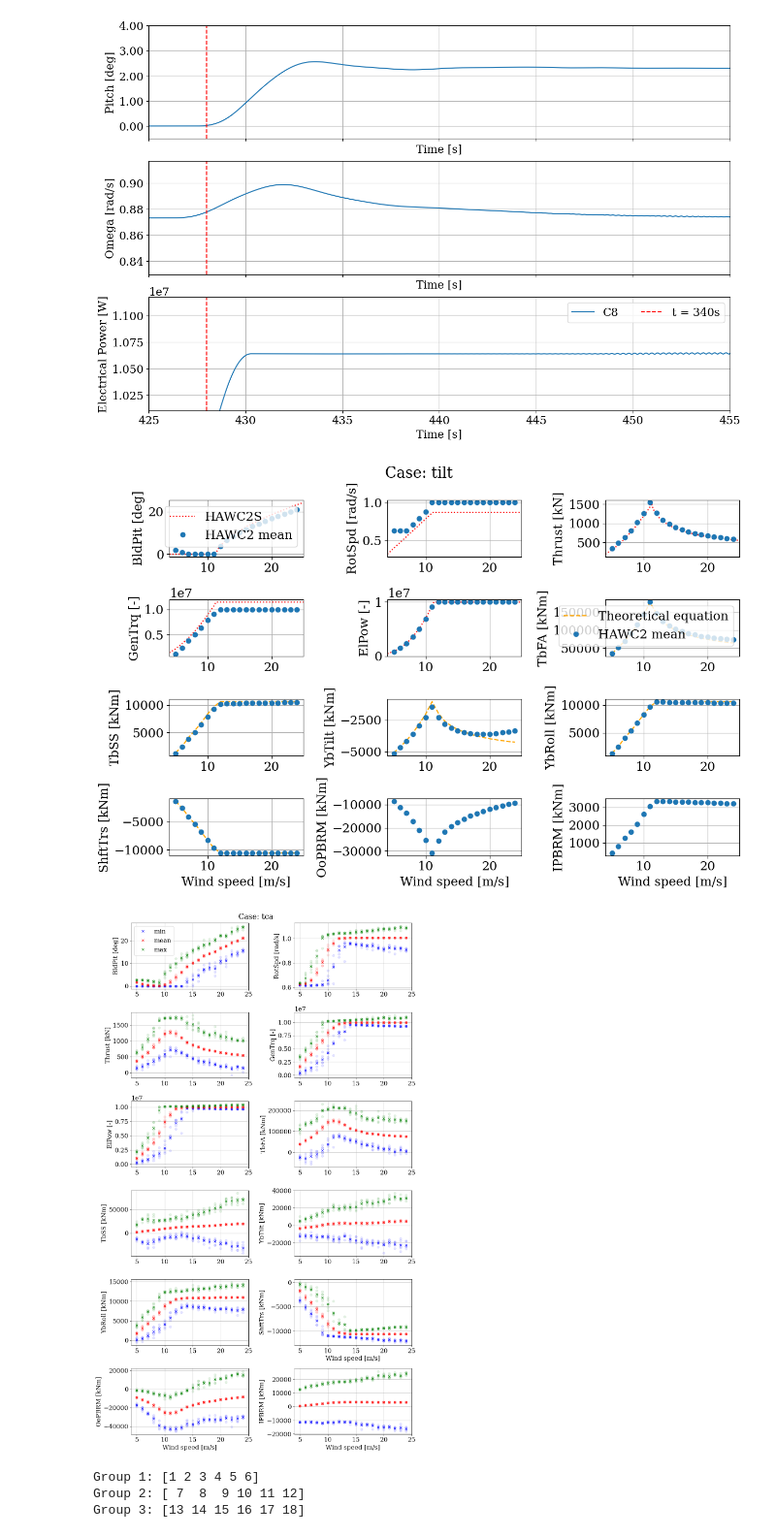
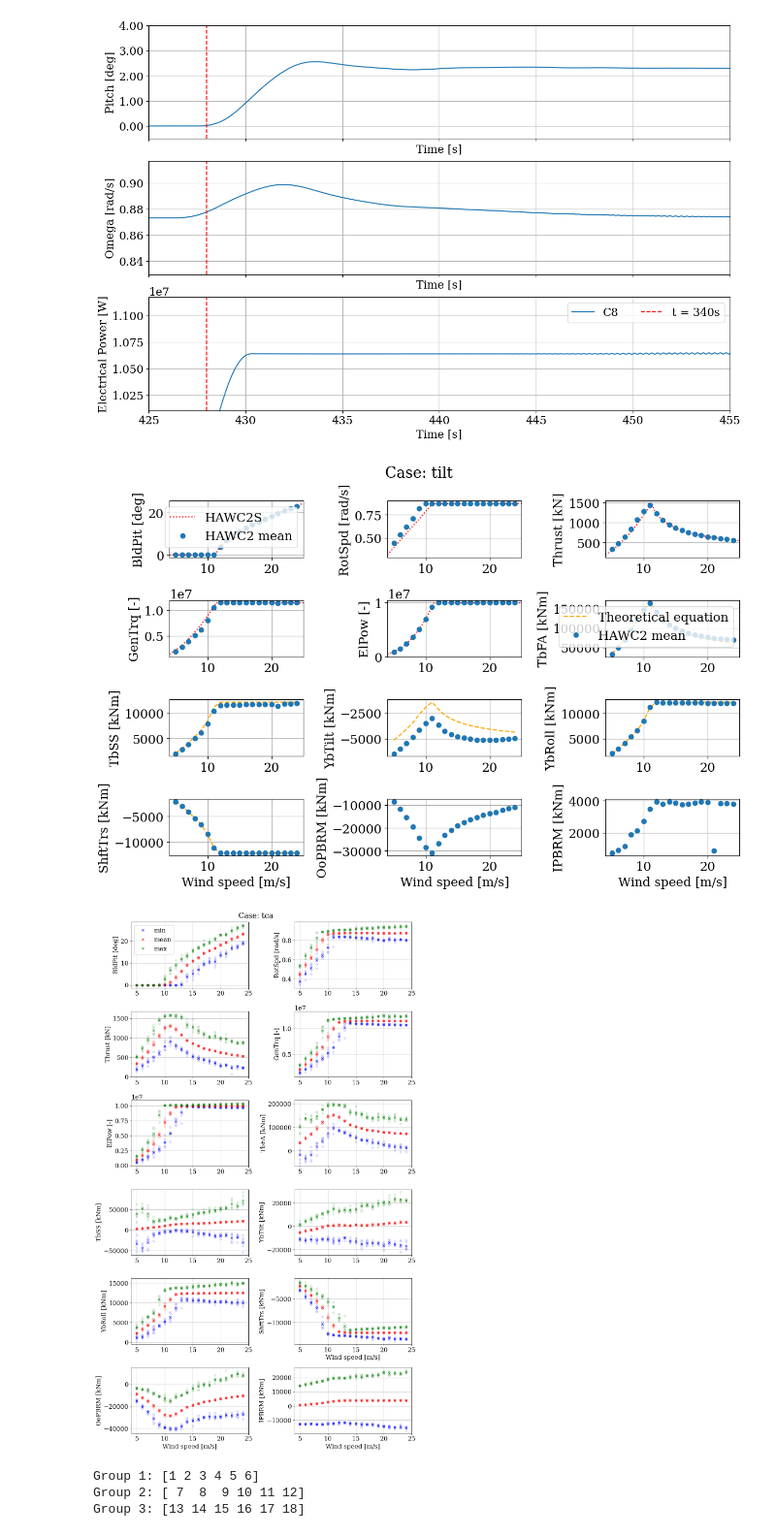
Before and after one commit to nicolaquaia/LAC_final, a Jupyter notebook: assignment_04/Assignment_4.ipynb, the cells around one changed output. Shown at 97% size. Saved outputs shown, nothing was run; the diff lists cells and outputs as text; code cells hidden in the pictures.

```diff
--- a/assignment_04/Assignment_4.ipynb
+++ b/assignment_04/Assignment_4.ipynb
@@ -133,7 +133,7 @@ YOUR TASK! Add the lines that calculate the theory, as prompted by the slides.
 # analysis settings
 HAWC2S_PATH = 'our_design/data/Group1_redesign_flex.opt'  # path to .pwr or .opt file
 #STATS_PATH = 'our_design/res/dtu_10mw_steady_stats.csv'  # path to mean steady stats, CHANGE!!!!
-STATS_PATH = 'dtu_10mw_steady_stats.hdf5'  # path to mean steady stats, CHANGE!!!!
+STATS_PATH = 'Group1_steady_state.csv'  # path to mean steady stats, CHANGE!!!!
 SUBFOLDER = 'tilt'  # which subfolder to plot: tilt, notilt, notiltrigid, notiltnodragrigid
 
 # turbine constants
@@ -266,13 +266,14 @@ fig.tight_layout()
 
 plt.show()
 # %% [output]
-[figure, old version]
+[figure, new version]
 # %%
 # turbulent
 
 # analysis settings
 HAWC2S_PATH = 'our_design/data/Group1_redesign_flex.opt'  # path to .pwr or .opt file
-STATS_PATH = 'dtu_10mw_turb_stats.hdf5'  # path to mean steady stats, CHANGE!!!!
+#STATS_PATH = 'dtu_10mw_turb_stats.hdf5'  # path to mean steady stats, CHANGE!!!!
+STATS_PATH = 'Group1_turb.csv'  # path to mean trubulent state
 
 SUBFOLDER = 'tca'
 
@@ -379,34 +380,34 @@ for iplot, chan_id in enumerate(chan_ids):
                 theory = np.nan * np.ones_like(u_theory)
 
 
         h2_wind, HAWC2val = np.array(h2_wind), np.array(HAWC2val)
         i_h2 = np.argsort(h2_wind)
 
         ax = axs.flatten()[iplot]
         ax.plot(h2_wind[i_h2], HAWC2val[i_h2], 'o', alpha = 0.1, color=color_list[i])  # HAWC2 turb results
 
         groups = [i_h2[i:i + 6] for i in range(0, len(i_h2), 6)]
         ws_array = np.zeros(20)
         average_array = np.zeros(20)
 
         for idx, group in enumerate(groups):
             ws_array[idx] = h2_wind[groups[idx]][0]
             average_array[idx] = np.mean(HAWC2val[groups[idx]])
 
         ax.plot(ws_array, average_array, 'x',  alpha = 1, label=values[i], color=color_list[i])  # HAWC2 turb results
 
     ax.grid('on')
     ax.set(xlabel='Wind speed [m/s]' if iplot > 8 else None,
            ylabel=f'{chan_id} [{chan_df.units.iloc[0]}]', xlim=[4, 25])
 
 axs[0, 0].legend()
 #axs[1, 2].legend()
 fig.suptitle(f'Case: {SUBFOLDER}')
 fig.tight_layout()
 
 plt.show()
 # %% [output]
-[figure, old version]
+[figure, new version]
 # %%
 array = np.array([1, 2, 3, 4, 5, 6, 7, 8, 9, 10, 11, 12, 13, 14, 15, 16, 17, 18])
 
```
Also changed, not shown: 3 other files.
